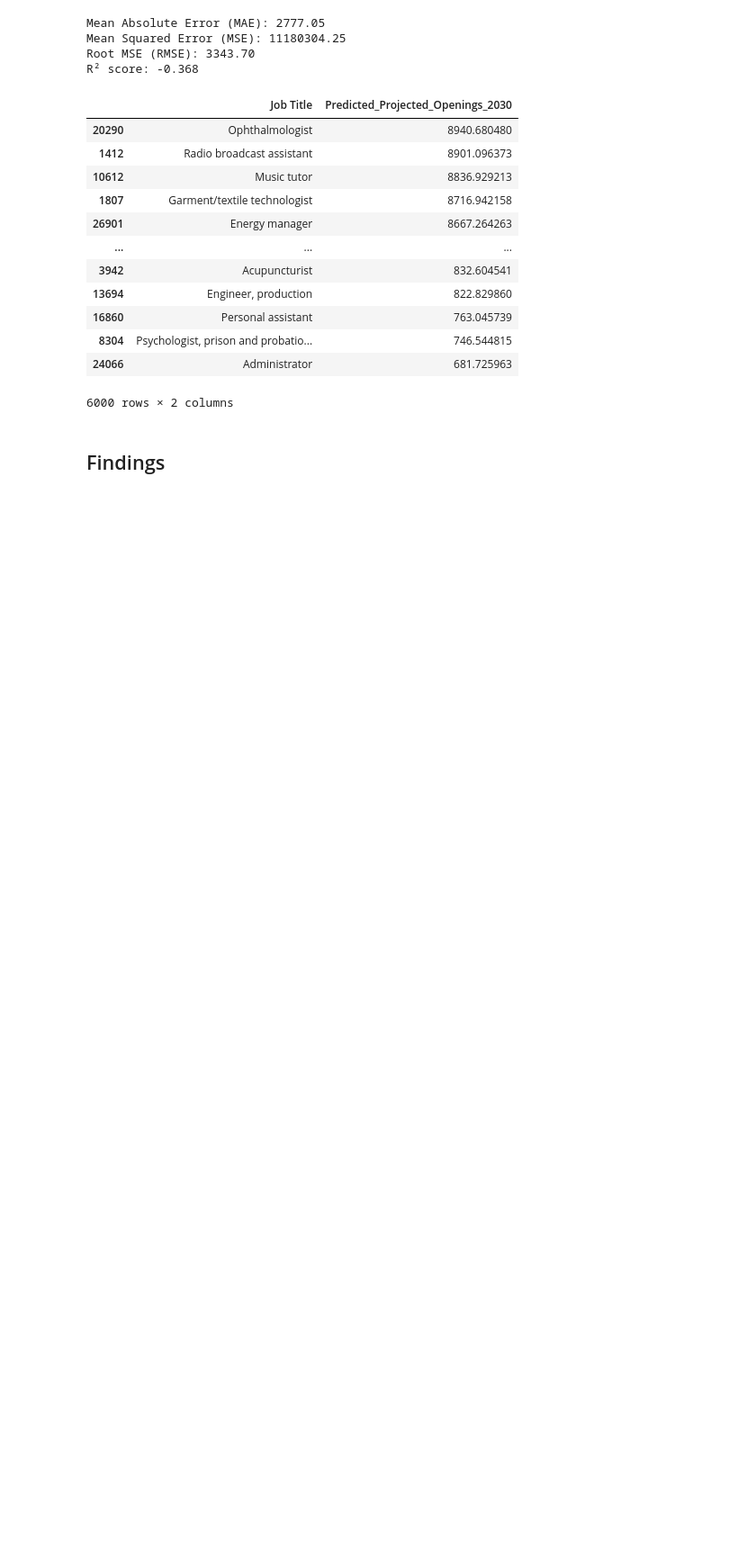
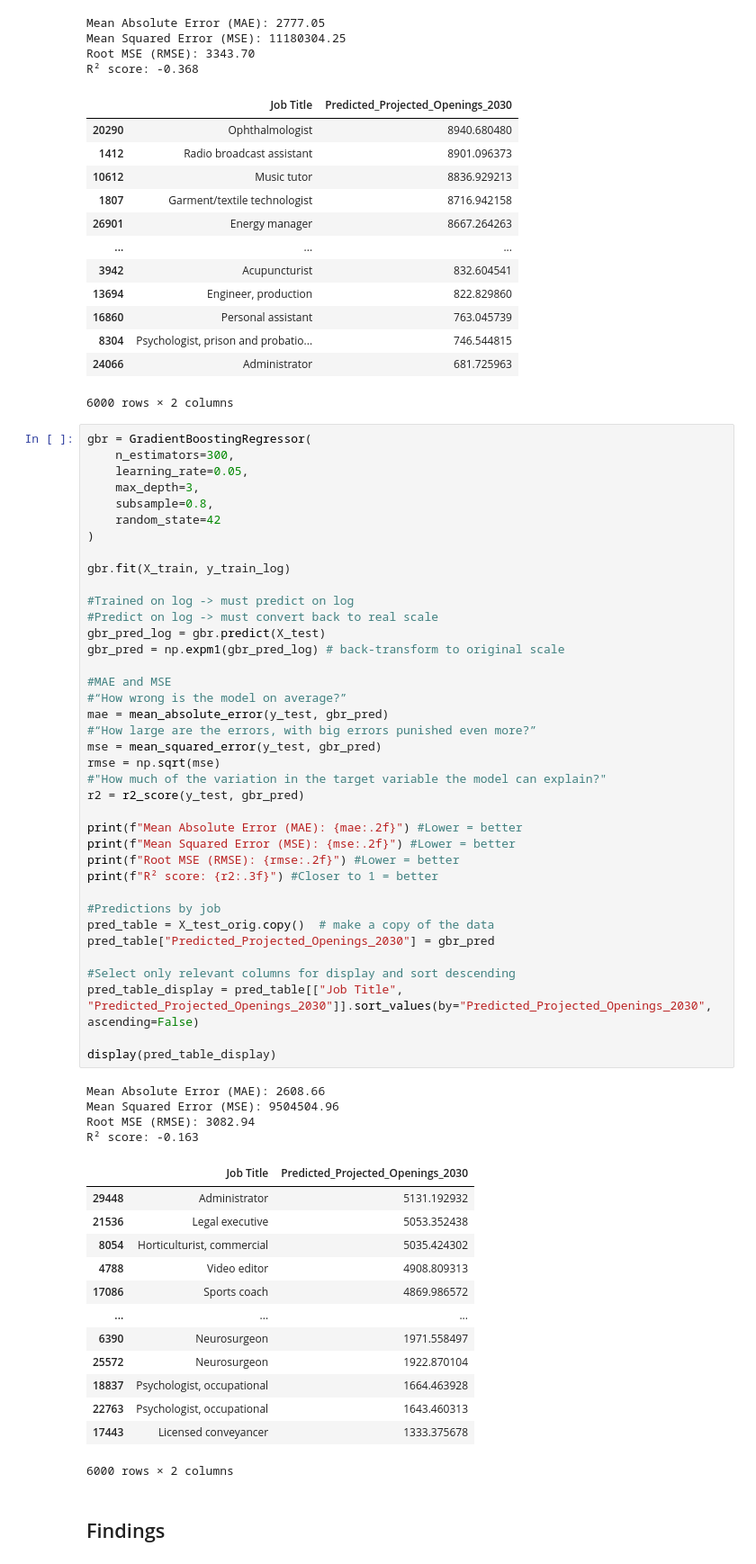
Before and after one commit to RaccoonWithAPeanutButterJar/ItDS2025-Project, a Jupyter notebook: Predictive_models.ipynb, the cells around one changed output. Shown: that part at 90% size. Drawn from its saved outputs; the diff is of its cells as text; blank space fills up the shorter version.

Commit message:
Added one more model to predictions

```diff
--- a/Predictive_models.ipynb
+++ b/Predictive_models.ipynb
@@ -314,6 +314,62 @@ R² score: -0.368
 | 8304 | Psychologist, prison and probatio... | 746.544815 |
 | 24066 | Administrator | 681.725963 |
 6000 rows × 2 columns
+# %%
+gbr = GradientBoostingRegressor(
+    n_estimators=300,
+    learning_rate=0.05,
+    max_depth=3,
+    subsample=0.8,
+    random_state=42
+)
+
+gbr.fit(X_train, y_train_log)
+
+#Trained on log -> must predict on log
+#Predict on log -> must convert back to real scale
+gbr_pred_log = gbr.predict(X_test)
+gbr_pred = np.expm1(gbr_pred_log) # back-transform to original scale
+
+#MAE and MSE
+#“How wrong is the model on average?”
+mae = mean_absolute_error(y_test, gbr_pred)
+#“How large are the errors, with big errors punished even more?”
+mse = mean_squared_error(y_test, gbr_pred)
+rmse = np.sqrt(mse)
+#"How much of the variation in the target variable the model can explain?"
+r2 = r2_score(y_test, gbr_pred)
+
+print(f"Mean Absolute Error (MAE): {mae:.2f}") #Lower = better
+print(f"Mean Squared Error (MSE): {mse:.2f}") #Lower = better
+print(f"Root MSE (RMSE): {rmse:.2f}") #Lower = better
+print(f"R² score: {r2:.3f}") #Closer to 1 = better
+
+#Predictions by job
+pred_table = X_test_orig.copy()  # make a copy of the data
+pred_table["Predicted_Projected_Openings_2030"] = gbr_pred
+
+#Select only relevant columns for display and sort descending
+pred_table_display = pred_table[["Job Title", "Predicted_Projected_Openings_2030"]].sort_values(by="Predicted_Projected_Openings_2030", ascending=False)
+
+display(pred_table_display)
+# %% [output]
+Mean Absolute Error (MAE): 2608.66
+Mean Squared Error (MSE): 9504504.96
+Root MSE (RMSE): 3082.94
+R² score: -0.163
+|  | Job Title | Predicted_Projected_Openings_2030 |
+| 29448 | Administrator | 5131.192932 |
+| 21536 | Legal executive | 5053.352438 |
+| 8054 | Horticulturist, commercial | 5035.424302 |
+| 4788 | Video editor | 4908.809313 |
+| 17086 | Sports coach | 4869.986572 |
+| ... | ... | ... |
+| 6390 | Neurosurgeon | 1971.558497 |
+| 25572 | Neurosurgeon | 1922.870104 |
+| 18837 | Psychologist, occupational | 1664.463928 |
+| 22763 | Psychologist, occupational | 1643.460313 |
+| 17443 | Licensed conveyancer | 1333.375678 |
+6000 rows × 2 columns
 # %% [markdown]
 ## Findings
 # %% [markdown]
```
Also changed, not shown: parts of 2 cells of this notebook.
